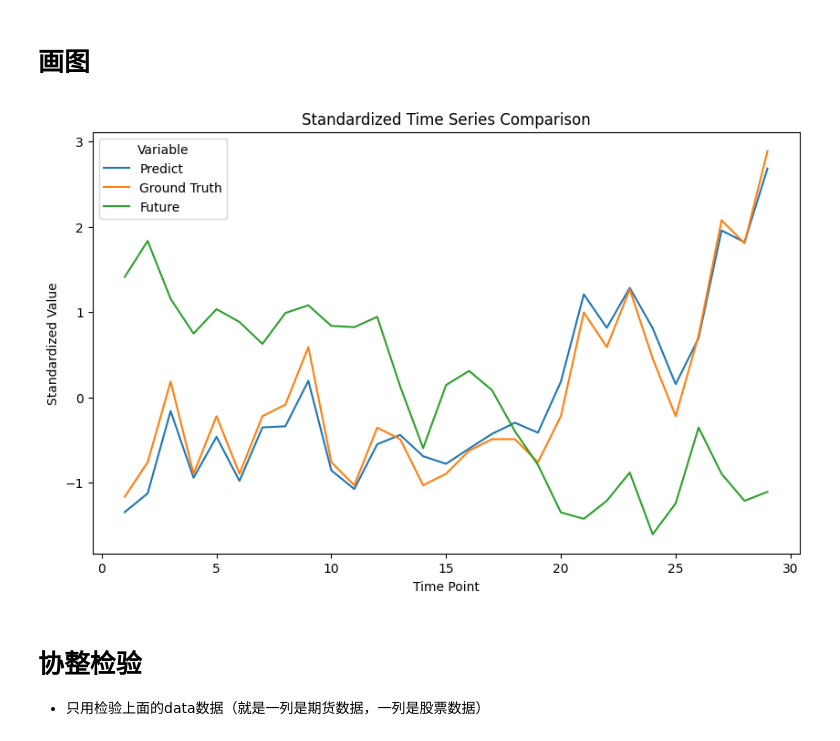
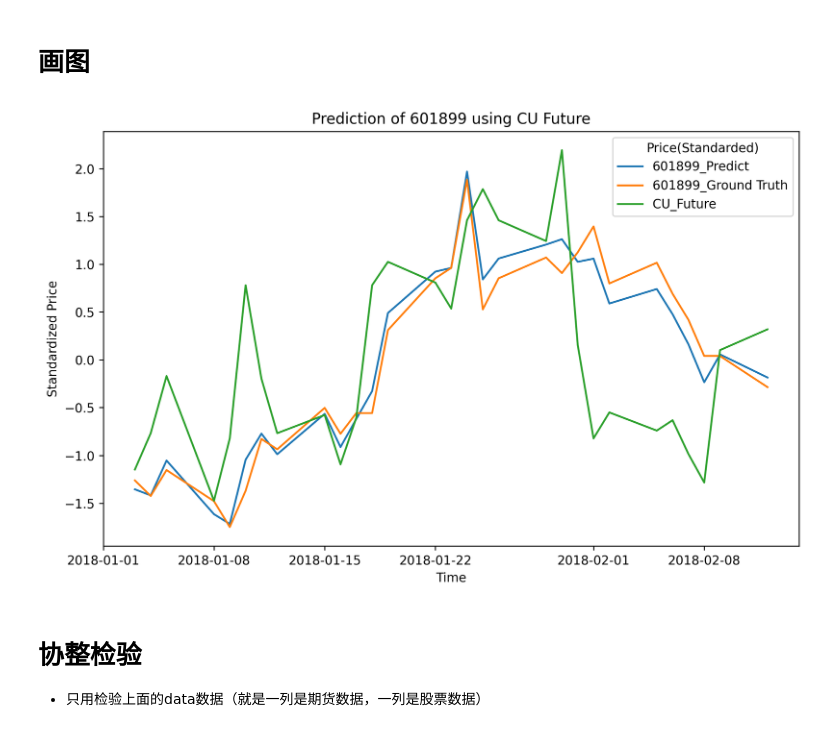
Before and after one commit to hjzlitter/futures-stocks, a Jupyter notebook: new.ipynb, the cells around one changed output. Saved outputs shown, nothing was run; the diff lists cells and outputs as text; code cells hidden in the pictures.

```diff
--- a/new.ipynb
+++ b/new.ipynb
@@ -188,10 +159,12 @@ ChangeRatio_df2           0.515715         1.000000
 # %% [markdown]
 # 画图
 # %%
+feature = 'close'
 data, label = data_generator(fut_df, stock_df[0], feature)
-benefits_show(0, data)
+fig = benefits_show(0, data, fut_df)
+# fig
 # %% [output]
-[figure, old version]
+[figure, new version]
 # %% [markdown]
 # 协整检验
 * 只用检验上面的data数据（就是一列是期货数据，一列是股票数据）
```
Also changed, not shown: parts of 27 cells of this notebook, 19 other files.
